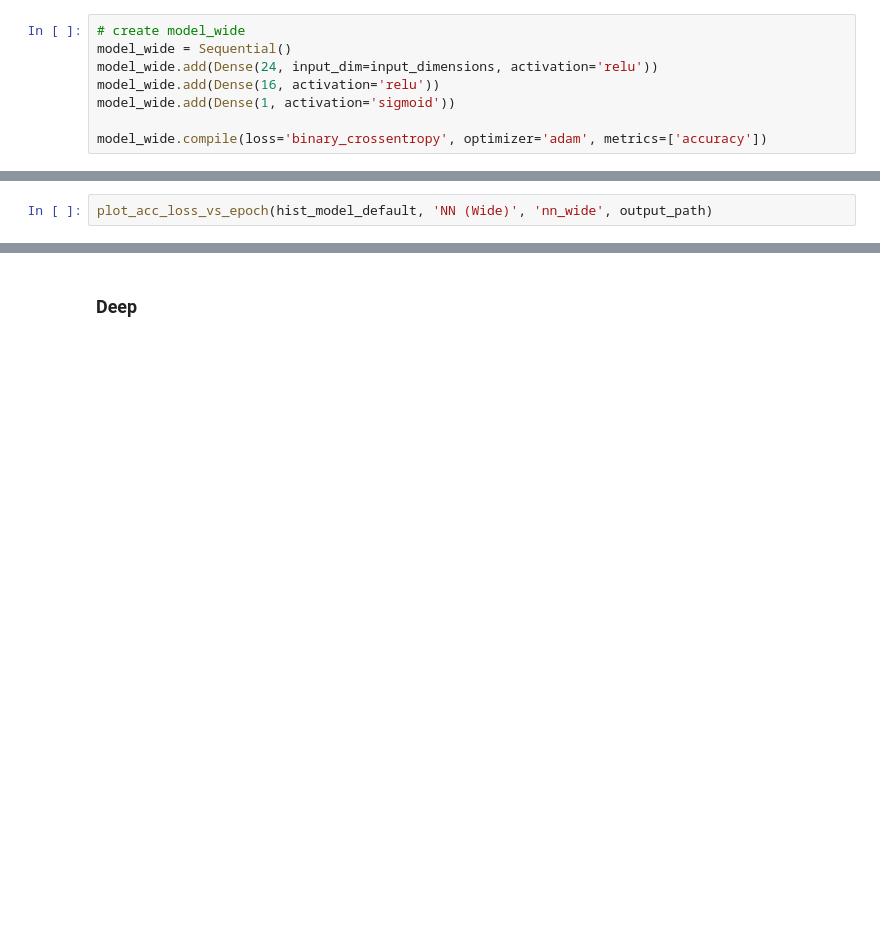
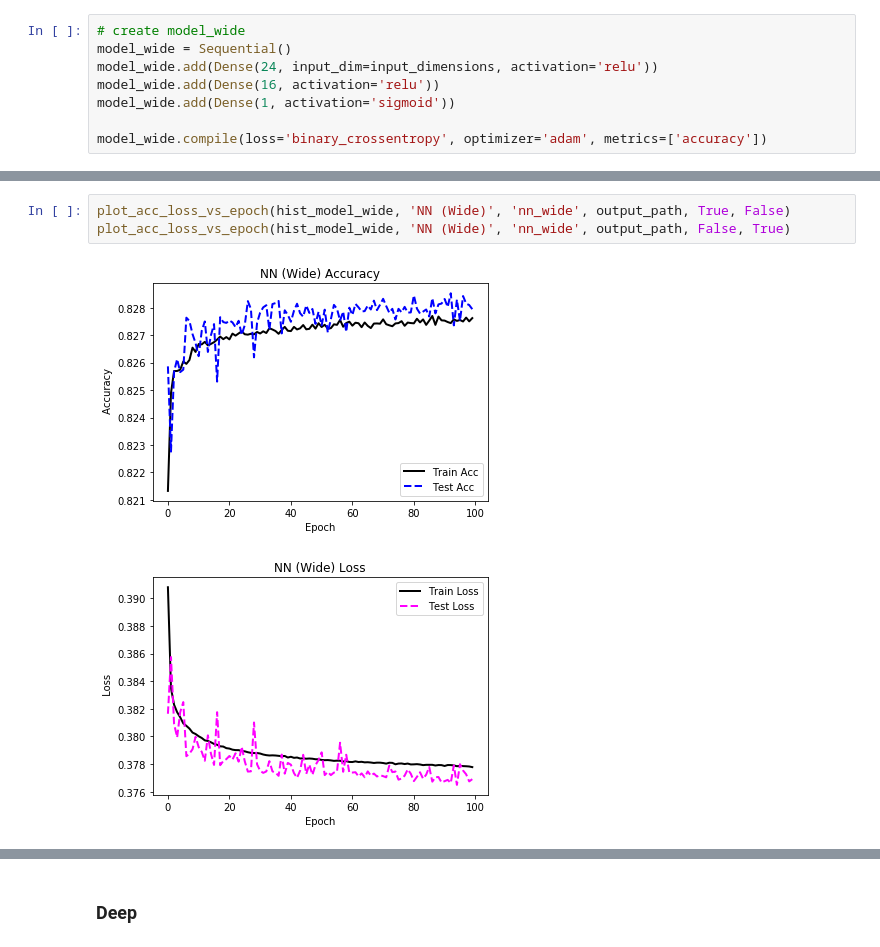
Before and after one commit to dukeatlas/trtmachana, a Jupyter notebook: mepland_notebooks/svm_nn.ipynb, the cells around one changed output, grey strips where cells are left out. Saved outputs shown, nothing was run; the diff lists cells and outputs as text; blank space fills up the shorter version.

```diff
--- a/mepland_notebooks/svm_nn.ipynb
+++ b/mepland_notebooks/svm_nn.ipynb
@@ -193,5 +256,9 @@ print("model_wide training elapsed time: %s" % (strfdelta(time_model_wide_stop-t
 # %%
-plot_acc_loss_vs_epoch(hist_model_default, 'NN (Wide)', 'nn_wide', output_path)
+plot_acc_loss_vs_epoch(hist_model_wide, 'NN (Wide)', 'nn_wide', output_path, True, False)
+plot_acc_loss_vs_epoch(hist_model_wide, 'NN (Wide)', 'nn_wide', output_path, False, True)
+# %% [output]
+[figure, added]
+[figure, added]
 # %%
 # evaluate model_wide
 print("model_wide %s: %.2f%%" % (model_wide.metrics_names[1], model_wide.evaluate(X_test,y_test,verbose=0)[1]*100))
```
Also changed, not shown: parts of 19 cells of this notebook, 1 other file.
